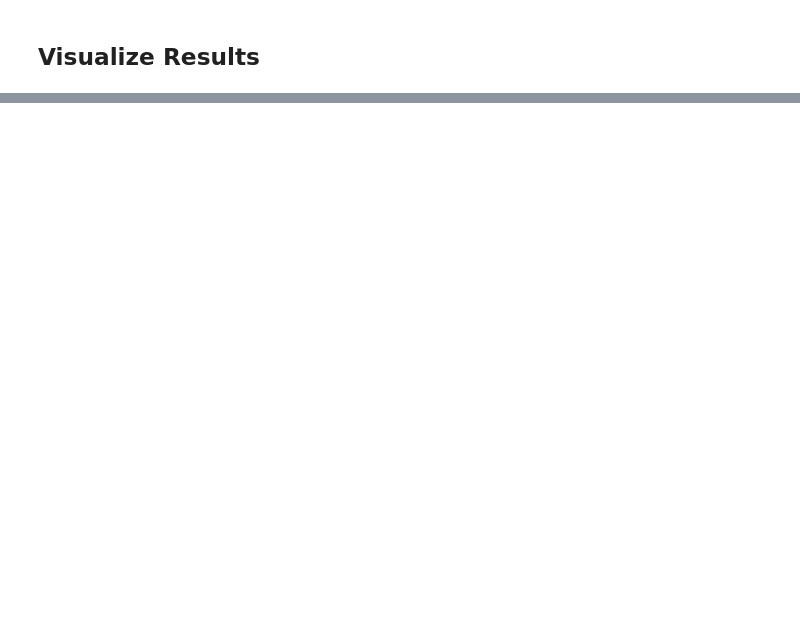
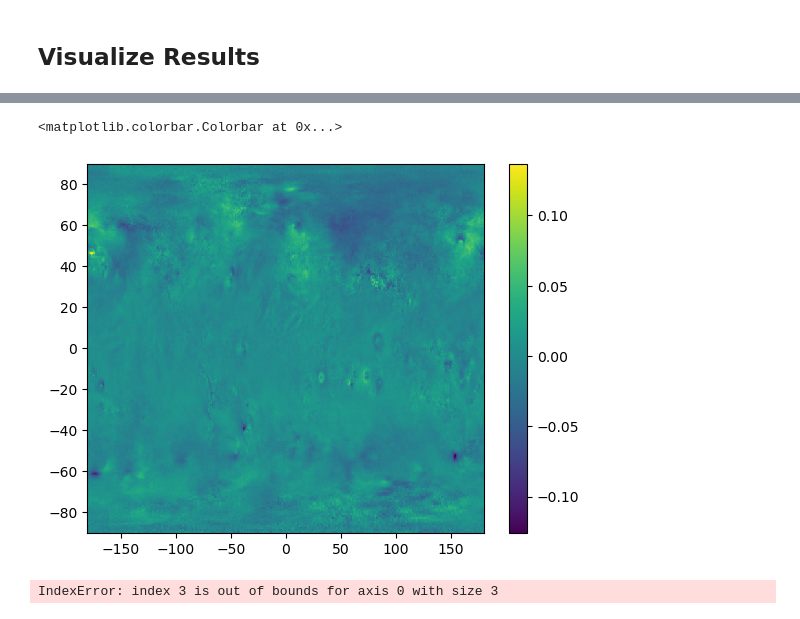
Before and after one commit to simonpf/prithvi_precip, a Jupyter notebook: notebooks/prithvi_tc/prithvi_tc_inference.ipynb, the cells around one changed output, grey strips where cells are left out. Drawn from its saved outputs; the diff is of its cells as text; code cells hidden in the pictures; blank space fills up the shorter version.

```diff
--- a/notebooks/prithvi_tc/prithvi_tc_inference.ipynb
+++ b/notebooks/prithvi_tc/prithvi_tc_inference.ipynb
@@ -93,0 +139,16 @@ result_files
+# %%
+plt.pcolormesh(
+    results.longitude,
+    results.latitude,
+    results.slp[2] - results_ref.slp[2]
+)
+plt.colorbar()
+# %% [output]
+<matplotlib.colorbar.Colorbar at 0x...>
+[figure, added]
+# %%
+plt.pcolormesh(results.longitude, results.latitude, results.u10[3])
+#plt.xlim(-110, -60)
+#plt.ylim(10, 50)
+# %% [output]
+IndexError: index 3 is out of bounds for axis 0 with size 3
```
Also changed, not shown: parts of 28 cells of this notebook, 5 other files.
